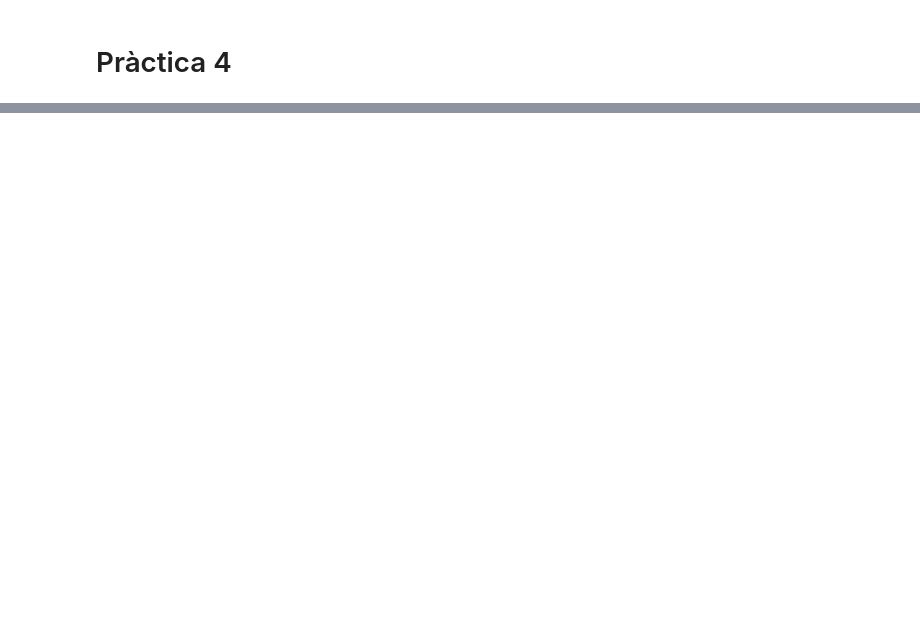
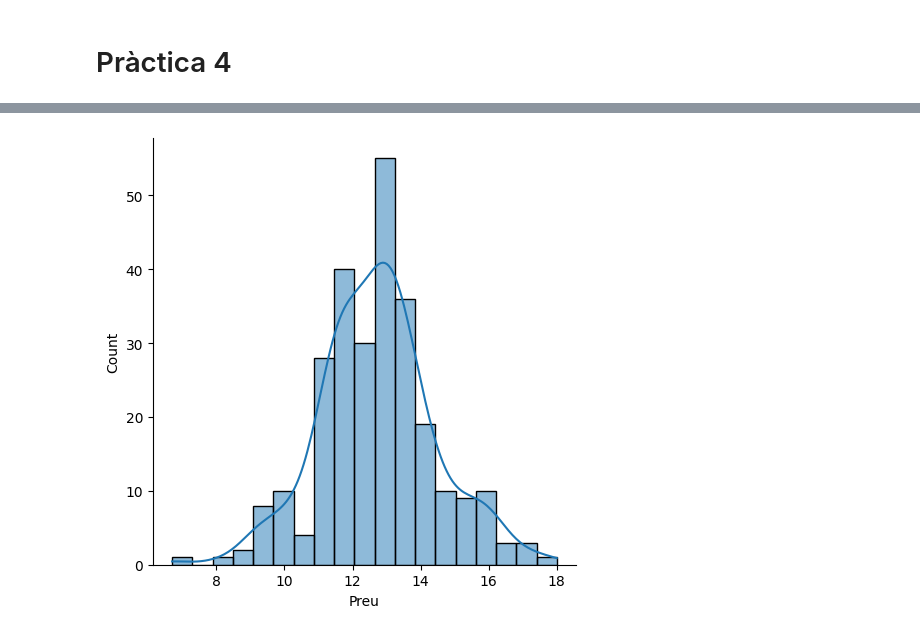
Before and after one commit to OscarBetlem/CienciadedadesenPython, a Jupyter notebook: practica4.ipynb, the cells around one changed output, grey strips where cells are left out. Saved outputs shown, nothing was run; the diff lists cells and outputs as text; code cells hidden in the pictures; blank space fills up the shorter version.

```diff
--- a/practica4.ipynb
+++ b/practica4.ipynb
@@ -15,0 +111,4 @@ FileNotFoundError: [Errno 2] No such file or directory: '2021_lloguer_preu_trim.
+# %%
+sns.displot(data=lloguernet, x='Preu', kde=True);
+# %% [output]
+[figure, added]
```
Also changed, not shown: parts of 11 cells of this notebook.
